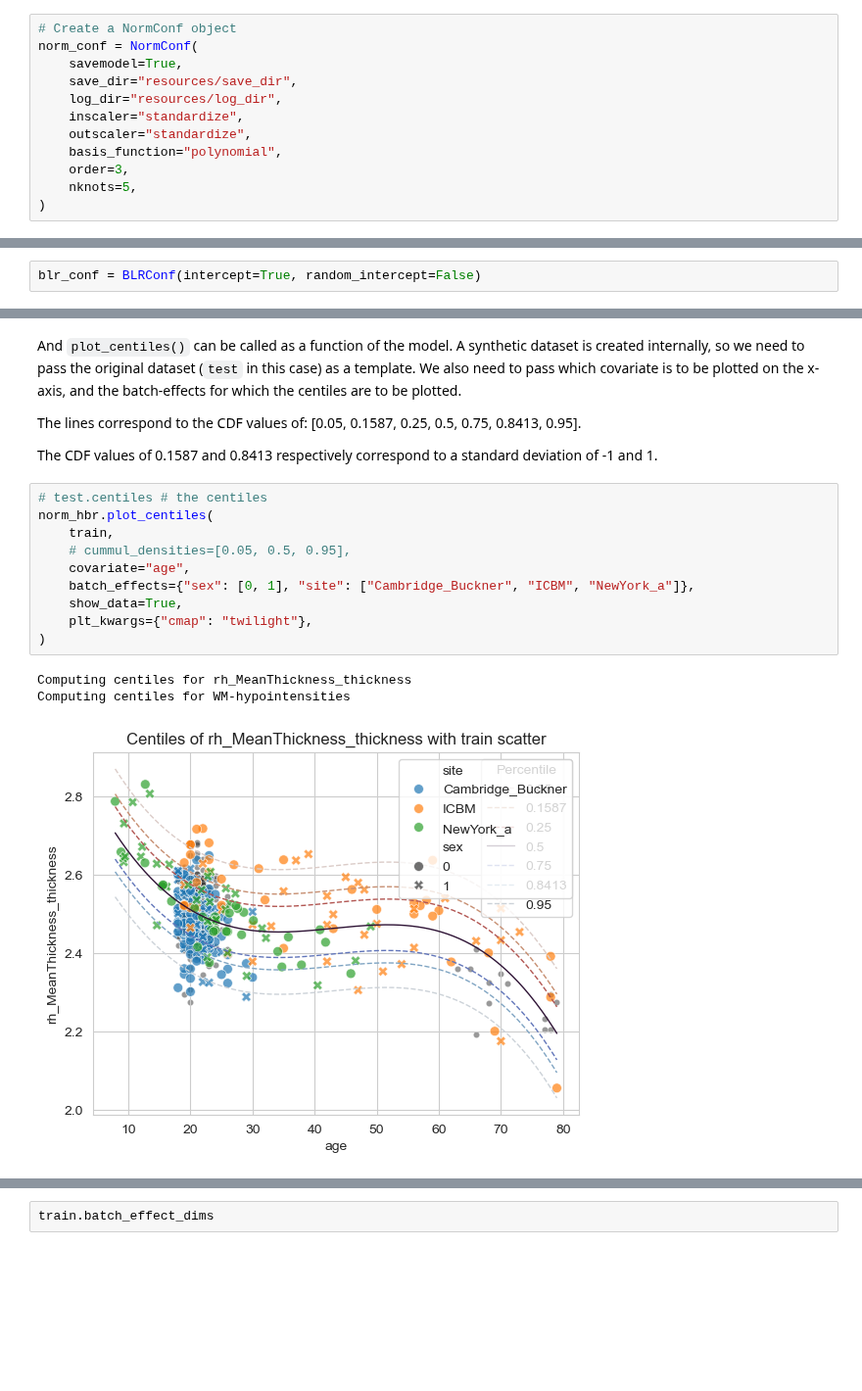
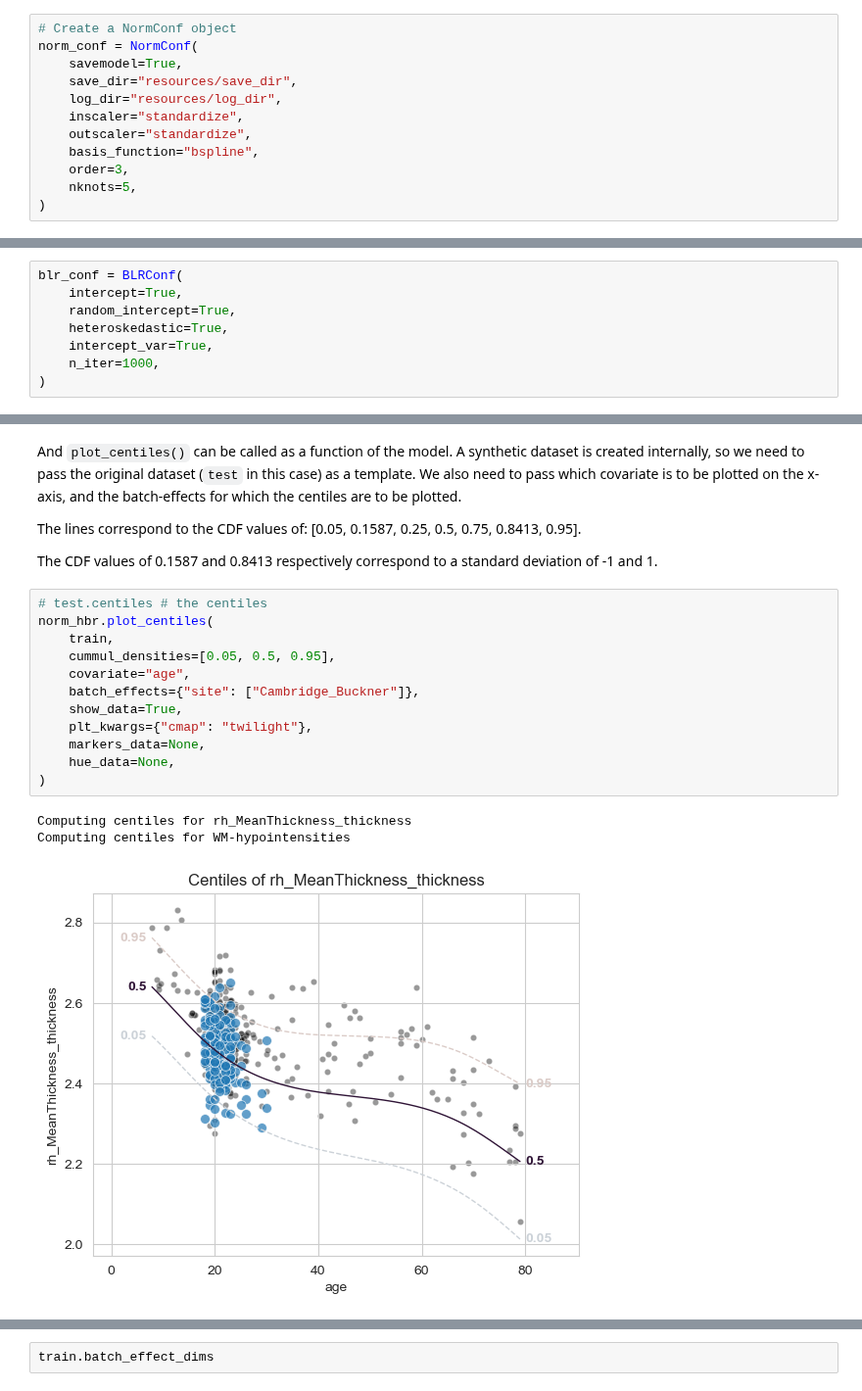
Before and after one commit to amarquand/PCNtoolkit, a Jupyter notebook: example_notebooks/blr_example.ipynb, the cells around one changed output, grey strips where cells are left out. Shown at 98% size. Drawn from its saved outputs; the diff is of its cells as text; blank space fills up the shorter version.

Commit message:
Add heteroskedasticity to BLR

```diff
--- a/example_notebooks/blr_example.ipynb
+++ b/example_notebooks/blr_example.ipynb
@@ -105,7 +105,7 @@ norm_conf = NormConf(
     log_dir="resources/log_dir",
     inscaler="standardize",
     outscaler="standardize",
-    basis_function="polynomial",
+    basis_function="bspline",
     order=3,
     nknots=5,
 )
@@ -114,7 +114,13 @@ Configuration of normative model is valid.
 # %% [markdown]
 ## Configure the regression model
 # %%
-blr_conf = BLRConf(intercept=True, random_intercept=False)
+blr_conf = BLRConf(
+    intercept=True,
+    random_intercept=True,
+    heteroskedastic=True,
+    intercept_var=True,
+    n_iter=1000,
+)
 # %% [output]
 Configuration of regression model is valid.
 # %% [markdown]
@@ -242,14 +248,16 @@ The CDF values of 0.1587 and 0.8413 respectively correspond to a standard deviat
 # %%
 # test.centiles # the centiles
 norm_hbr.plot_centiles(
     train,
-    # cummul_densities=[0.05, 0.5, 0.95],
+    cummul_densities=[0.05, 0.5, 0.95],
     covariate="age",
-    batch_effects={"sex": [0, 1], "site": ["Cambridge_Buckner", "ICBM", "NewYork_a"]},
+    batch_effects={"site": ["Cambridge_Buckner"]},
     show_data=True,
     plt_kwargs={"cmap": "twilight"},
+    markers_data=None,
+    hue_data=None,
 )
 # %% [output]
 Computing centiles for rh_MeanThickness_thickness
 Computing centiles for WM-hypointensities
-[figure, old version]
+[figure, new version]
```
Also changed, not shown: parts of 8 cells of this notebook, 7 other files.
